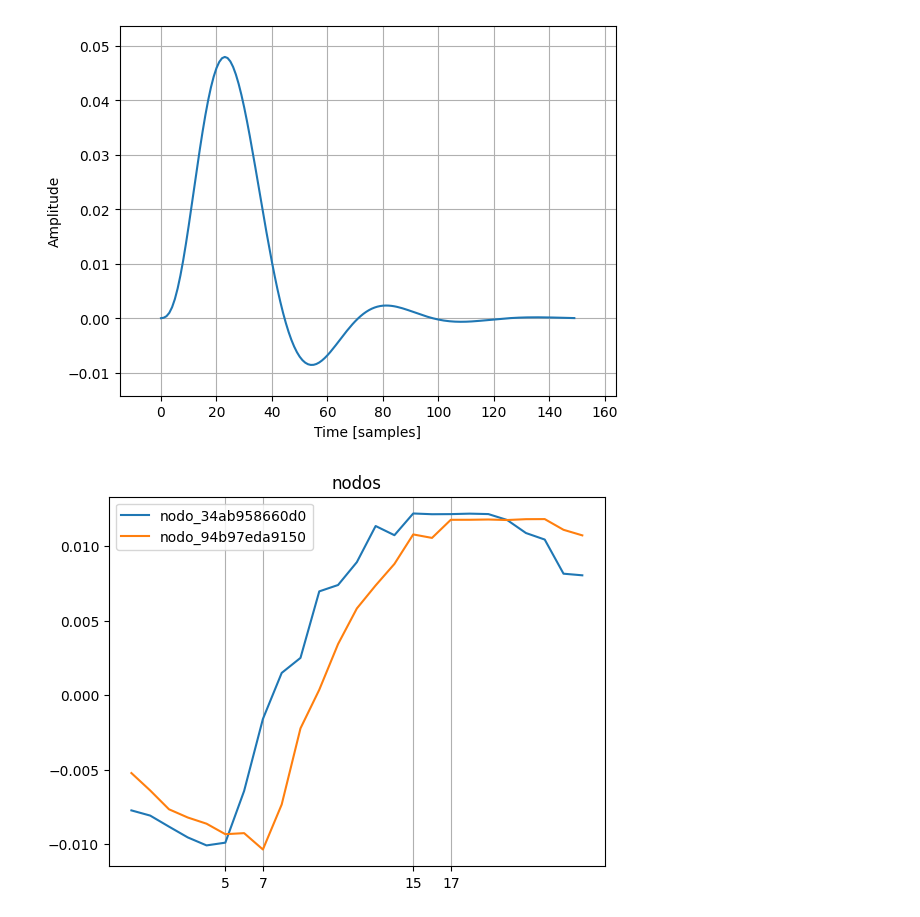
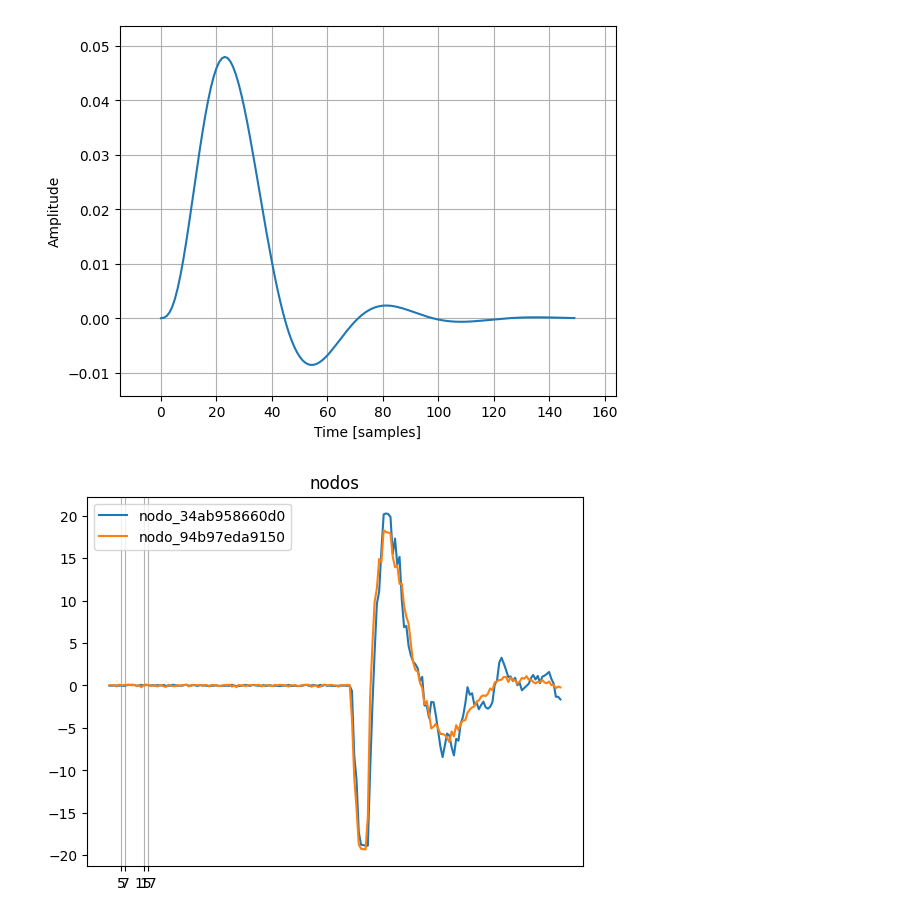
Before and after one commit to aseivane/SHM-analisis-mediciones, a Jupyter notebook: notebook-analisis.ipynb, the cells around one changed output. Cells and saved outputs as stored; diff of their text form; code cells hidden in the pictures.

```diff
--- a/notebook-analisis.ipynb
+++ b/notebook-analisis.ipynb
@@ -26,7 +26,9 @@ import struct
 
 
 # Replace 'directory' with the path to your binary file
-directory = '/Users/aseivane/Documents/SHM/SHM-analisis-mediciones/mediciones/medicion_20230719-015/nodo_34ab958660d0/20230719-015-0.dat'
+directory = '/Users/aseivane/Documents/SHM/SHM-analisis-mediciones/mediciones/medicion_20221116-073/nodo_94b97ed9819c/20221116-073-0.dat'
+
+#directory = '/Users/aseivane/Documents/SHM/SHM-analisis-mediciones/mediciones/medicion_20230719-015/nodo_34ab958660d0/20230719-015-0.dat'
 
 # Define the data type and width for your binary file
 dtype = np.float64  # Data type of the values in the second column
@@ -61,10 +63,24 @@ with open(directory, 'rb') as binary_file:
     binary_file.close()
 
 # Convert the list to a NumPy array
-nodo_34ab958660d0 = np.array(second_column_values)
+nodo_34ab958660d0 = np.array(second_column_values)*-1
+
+
+nodo_34ab958660d0 = (nodo_34ab958660d0 - np.mean(nodo_34ab958660d0))/16384
+nodo_34ab958660d0 = nodo_34ab958660d0 * 9.806
+nodo_34ab958660d0Cortado = nodo_34ab958660d0[:anchoVentana]
+
+corrNodo_34ab958660d0 = signal.correlate(nodo_34ab958660d0Cortado, impulseResponse)
+lagsNodo_34ab958660d0 = signal.correlation_lags(len(nodo_34ab958660d0Cortado), len(impulseResponse))
+corrNodo_34ab958660d0 /= np.max(corrNodo_34ab958660d0)
+
+localMaxsNodo_34ab958660d0, _ = signal.find_peaks(corrNodo_34ab958660d0, height=0.8)
+localMaxsDistNodo_34ab958660d0 = np.diff(localMaxsNodo_34ab958660d0)
 # %%
 # Replace 'directory' with the path to your binary file
-directory = '/Users/aseivane/Documents/SHM/SHM-analisis-mediciones/mediciones/medicion_20230719-015/nodo_94b97eda9150/20230719-015-0.dat'
+directory = '/Users/aseivane/Documents/SHM/SHM-analisis-mediciones/mediciones/medicion_20221116-073/nodo_94b97eda9150/20221116-073-0.dat'
+
+#directory = '/Users/aseivane/Documents/SHM/SHM-analisis-mediciones/mediciones/medicion_20230719-015/nodo_94b97eda9150/20230719-015-0.dat'
 
 # Define the data type and width for your binary file
 dtype = np.float64  # Data type of the values in the second column
@@ -100,3 +116,14 @@ with open(directory, 'rb') as binary_file:
 
 # Convert the list to a NumPy array
 nodo_94b97eda9150 = np.array(second_column_values)*-1
+
+nodo_94b97eda9150 = (nodo_94b97eda9150 - np.mean(nodo_94b97eda9150))/16384
+nodo_94b97eda9150 = nodo_94b97eda9150 * 9.806
+nodo_94b97eda9150Cortado = nodo_94b97eda9150[:anchoVentana]
+
+corrNodo_94b97eda9150= signal.correlate(nodo_94b97eda9150Cortado, impulseResponse)
+lagsNodo_94b97eda9150 = signal.correlation_lags(len(nodo_94b97eda9150Cortado), len(impulseResponse))
+corrNodo_94b97eda9150 /= np.max(corrNodo_94b97eda9150)
+
+localMaxsNodo_94b97eda9150, _ = signal.find_peaks(corrNodo_94b97eda9150, height=0.8)
+localMaxsDistNodo_94b97eda9150 = np.diff(localMaxsNodo_94b97eda9150)
@@ -130,17 +183,17 @@ localMaxsDistNodo_34ab958660d0 = np.diff(localMaxsNodo_34ab958660d0)
 # %%
 
 fig2, ax = plt.subplots()
-limiteInf = 75
-limiteSup = 100
+limiteInf = 900
+limiteSup = 1100
 ax.plot(nodo_34ab958660d0[limiteInf:limiteSup])
 ax.set_title('nodos')
 
 ax.plot(nodo_94b97eda9150[limiteInf:limiteSup])
 ax.legend(['nodo_34ab958660d0','nodo_94b97eda9150'])
 ax.set_xticks([5, 7, 15, 17], minor=False)
 ax.xaxis.grid(True, which='major')
 # %% [output]
-[figure, old version]
+[figure, new version]
 # %%
 fig3, (ax_imp, ax_60d0, ax_9150, ax_corr) = plt.subplots(4, 1)
 ax_imp.plot(impulseResponse)
```
Also changed, not shown: parts of 5 cells of this notebook.
